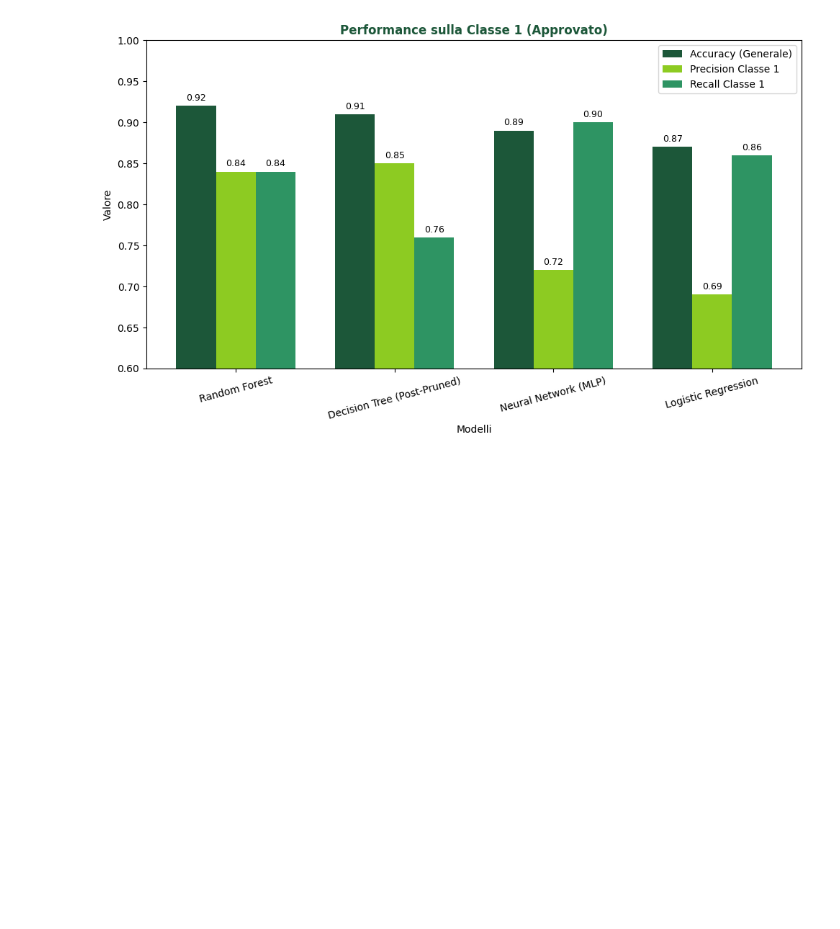
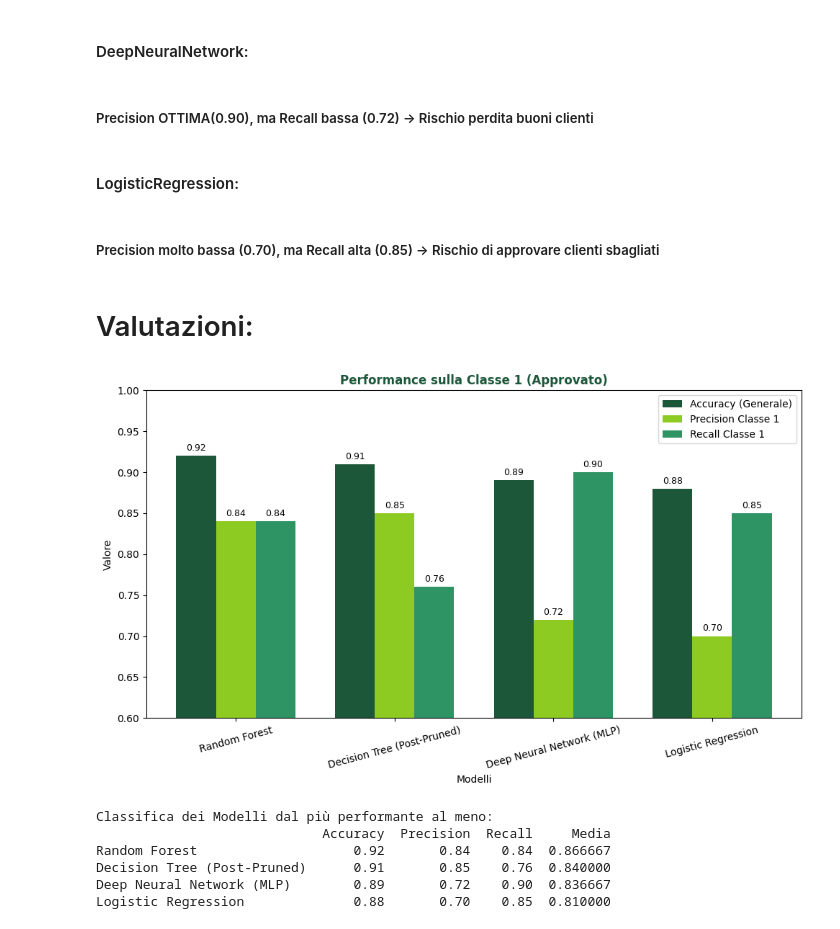
Before and after one commit to FrancescaCola/CustomerScoring, a Jupyter notebook: 6.Final_Report.ipynb, the cells around one changed output. Saved outputs shown, nothing was run; the diff lists cells and outputs as text; code cells hidden in the pictures; blank space fills up the shorter version.

```diff
--- a/6.Final_Report.ipynb
+++ b/6.Final_Report.ipynb
@@ -1,14 +5,29 @@
+# %% [markdown]
+#### DeepNeuralNetwork:
+# %% [markdown]
+##### Precision OTTIMA(0.90), ma Recall bassa (0.72) -> Rischio perdita buoni clienti
+# %% [markdown]
+
+
+
+
+#### LogisticRegression:
+# %% [markdown]
+##### Precision molto bassa (0.70), ma Recall alta (0.85) -> Rischio di approvare clienti sbagliati
+# %% [markdown]
+# Valutazioni:
 # %%
 import matplotlib.pyplot as plt
 import numpy as np
+import pandas as pd
 
 # Nomi modelli nel giusto ordine
-modelli = ['Random Forest', 'Decision Tree (Post-Pruned)', 'Neural Network (MLP)', 'Logistic Regression']
+modelli = ['Random Forest', 'Decision Tree (Post-Pruned)', 'Deep Neural Network (MLP)', 'Logistic Regression']
 
 # Valori da report (classe 1: Approvato / Concesso)
-accuracy = [0.92, 0.91, 0.89, 0.87]
-precision_1 = [0.84, 0.85, 0.72, 0.69]
-recall_1 = [0.84, 0.76, 0.90, 0.86]
+accuracy = [0.92, 0.91, 0.89, 0.88]
+precision_1 = [0.84, 0.85, 0.72, 0.70]
+recall_1 = [0.84, 0.76, 0.90, 0.85]
 
 # Posizionamento delle barre
 index = np.arange(len(modelli))
@@ -23,31 +42,58 @@ colore_recall = '#2e9463'     # Verde medio
 fig, ax = plt.subplots(figsize=(10, 6))
 
 # Aggiunta barre
 bars1 = ax.bar(index, accuracy, bar_width, label='Accuracy (Generale)', color=colore_accuracy)
 bars2 = ax.bar(index + bar_width, precision_1, bar_width, label='Precision Classe 1', color=colore_precision)
 bars3 = ax.bar(index + 2 * bar_width, recall_1, bar_width, label='Recall Classe 1', color=colore_recall)
 
 # Etichette sopra ogni barra
 for bars in [bars1, bars2, bars3]:
     for bar in bars:
         height = bar.get_height()
         ax.annotate(f'{height:.2f}', xy=(bar.get_x() + bar.get_width() / 2, height),
                     xytext=(0, 3), textcoords="offset points", ha='center', va='bottom', fontsize=9)
 
 # Etichette assi e titolo
 ax.set_xlabel('Modelli')
 ax.set_ylabel('Valore')
 ax.set_title('Performance sulla Classe 1 (Approvato)', color=colore_accuracy, weight='bold')
 ax.set_xticks(index + bar_width)
 ax.set_xticklabels(modelli, rotation=15)
 ax.set_ylim(0.60, 1.00)
 ax.legend()
 
 # Rimuovi griglia verticale e orizzontale
 ax.grid(False, axis='x')
 ax.grid(False, axis='y')
 
 plt.tight_layout()
 plt.show()
 # %% [output]
-[figure, old version]
+[figure, new version]
+# %%
+model_scores = {
+    "Random Forest": {"Accuracy": 0.92, "Precision": 0.84, "Recall": 0.84},
+    "Decision Tree (Post-Pruned)": {"Accuracy": 0.91, "Precision": 0.85, "Recall": 0.76},
+    "Deep Neural Network (MLP)": {"Accuracy": 0.89, "Precision": 0.72, "Recall": 0.90},
+    "Logistic Regression": {"Accuracy": 0.88, "Precision": 0.70, "Recall": 0.85}
+}
+
+# 2. Converti in DataFrame
+df_models = pd.DataFrame(model_scores).T
+
+# 3. Aggiungi colonna con media dei punteggi
+df_models["Media"] = df_models[["Accuracy", "Precision", "Recall"]].mean(axis=1)
+
+# 4. Ordina dal più performante al meno
+df_sorted = df_models.sort_values(by="Media", ascending=False)
+
+# 5. Mostra il ranking
+print("Classifica dei Modelli dal più performante al meno:")
+print(df_sorted[["Accuracy", "Precision", "Recall", "Media"]])
+# %% [output]
+Classifica dei Modelli dal più performante al meno:
+                             Accuracy  Precision  Recall     Media
+Random Forest                    0.92       0.84    0.84  0.866667
+Decision Tree (Post-Pruned)      0.91       0.85    0.76  0.840000
+Deep Neural Network (MLP)        0.89       0.72    0.90  0.836667
+Logistic Regression              0.88       0.70    0.85  0.810000
```
Also changed, not shown: parts of 3 cells of this notebook, 4 other files.
